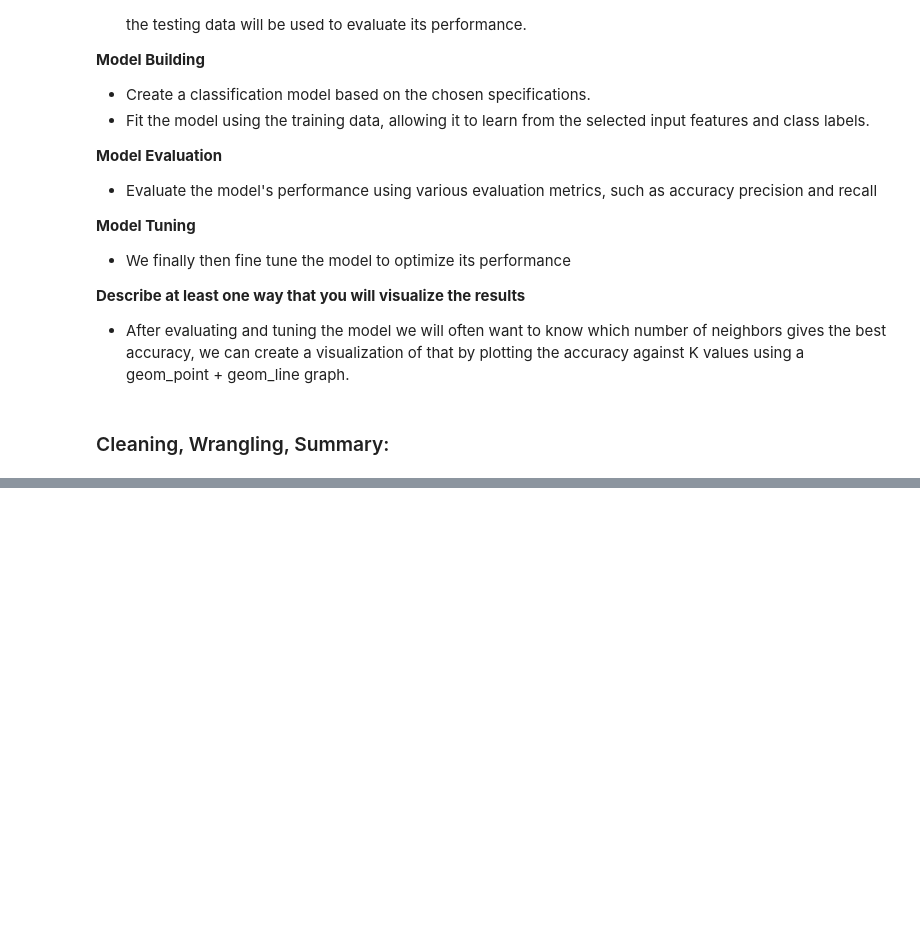
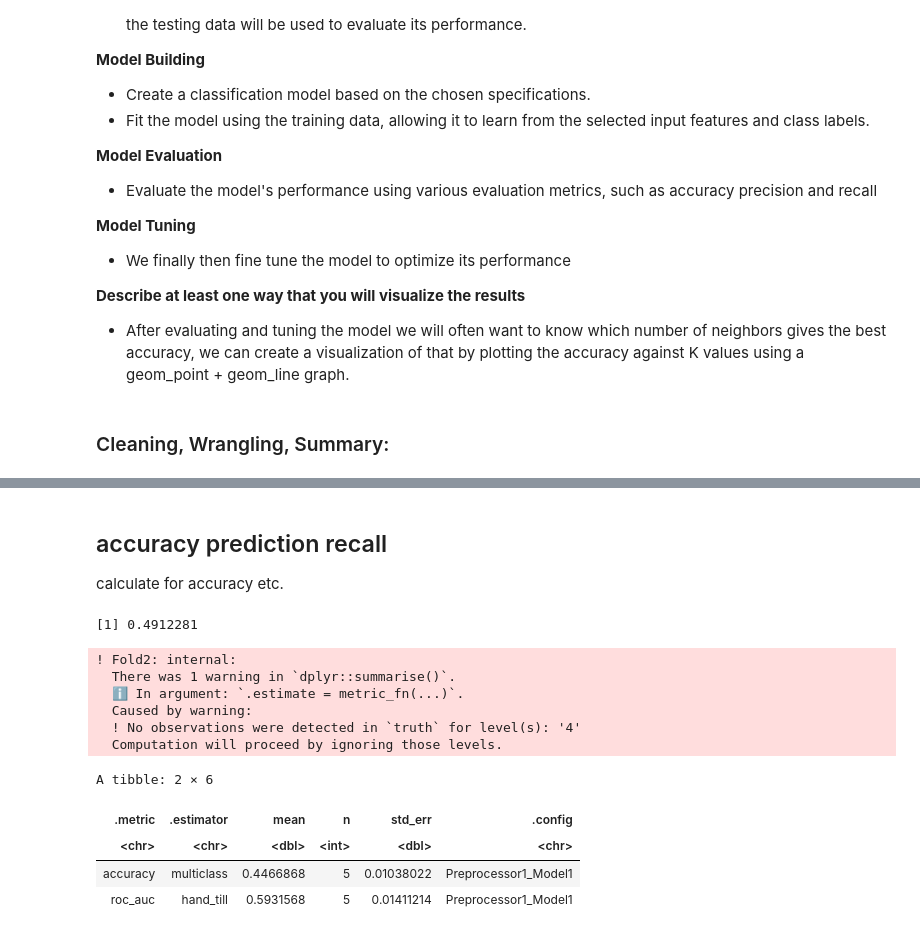
Before and after one commit to cocom250/DSCI-100-Group-17, a Jupyter notebook: group_project_report.ipynb, the cells around one changed output, grey strips where cells are left out. Cells and saved outputs as stored; diff of their text form; code cells hidden in the pictures; blank space fills up the shorter version.

```diff
--- a/group_project_report.ipynb
+++ b/group_project_report.ipynb
@@ -191,3 +250,7 @@ confusion
+# %% [markdown]
+## accuracy prediction recall
+
+calculate for accuracy etc.
 # %%
 # set the seed so our evaluation is reproducable
 set.seed(2024)
@@ -199,7 +262,7 @@ heart_validation <- testing(heart_split)
 
 # recreate the standardization recipe from before
 # (since it must be based on the training data)
-heart_train_recipe <- recipe(severity ~., data = heart_subtrain) |>
+heart_train_recipe <- recipe(severity ~age + chol + max_hr, data = heart_subtrain) |>
     step_scale(all_predictors()) |>
     step_center(all_predictors())
 
@@ -214,37 +277,48 @@ validation_predicted <- predict(knn_train_fit, heart_validation) |>
   bind_cols(heart_validation)
 
 # compute the accuracy
 acc <- validation_predicted |>
   metrics(truth = severity, estimate = .pred_class) |>
   filter(.metric == "accuracy") |>
   select(.estimate) |>
   pull()
 
 acc
 
 # perform v fold, v=5
 heart_vfold <- vfold_cv(heart_disease_train, v = 5, strata = severity)
 
-heart_vfold
 
 #recreate standardization recipe using training data
-heart_train_recipe <- recipe(severity ~.,
+heart_train_recipe <- recipe(severity ~age + chol + max_hr,
                         data = heart_disease_train) |>
   step_scale(all_predictors()) |>
   step_center(all_predictors())
 
 # resampling
 knn_fit_1 <- workflow() |>
     add_recipe(heart_train_recipe) |>
-    add_mode(knn_spec) |>
+    add_model(knn_spec) |>
     fit_resamples(resamples = heart_vfold)
 
-knn_fit_1
 
 knn_fit_1 |>
     collect_metrics()
 
 ## !!! Look at accuracy and if we need to perform fold with different v
+# %% [output]
+[1] 0.4912281
+! Fold2: internal:
+  There was 1 warning in `dplyr::summarise()`.
+  ℹ In argument: `.estimate = metric_fn(...)`.
+  Caused by warning:
+  ! No observations were detected in `truth` for level(s): '4'
+  Computation will proceed by ignoring those levels.
+A tibble: 2 × 6
+| .metric | .estimator | mean | n | std_err | .config |
+| <chr> | <chr> | <dbl> | <int> | <dbl> | <chr> |
+| accuracy | multiclass | 0.4466868 | 5 | 0.01038022 | Preprocessor1_Model1 |
+| roc_auc | hand_till | 0.5931568 | 5 | 0.01411214 | Preprocessor1_Model1 |
 # %%
 # set the seed so our evaluation is reproducable
 set.seed(2024)
```
Also changed, not shown: parts of 5 cells of this notebook.
